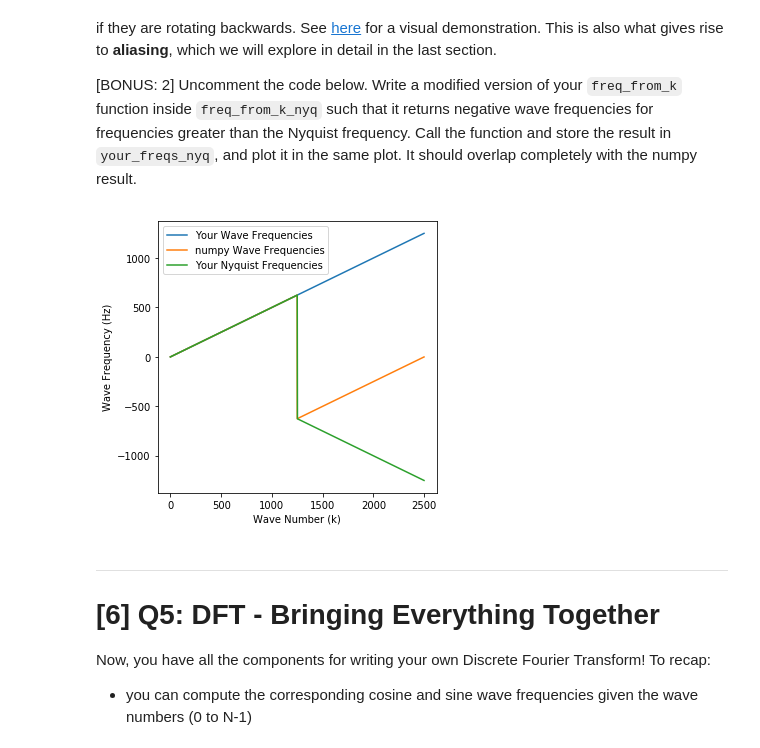
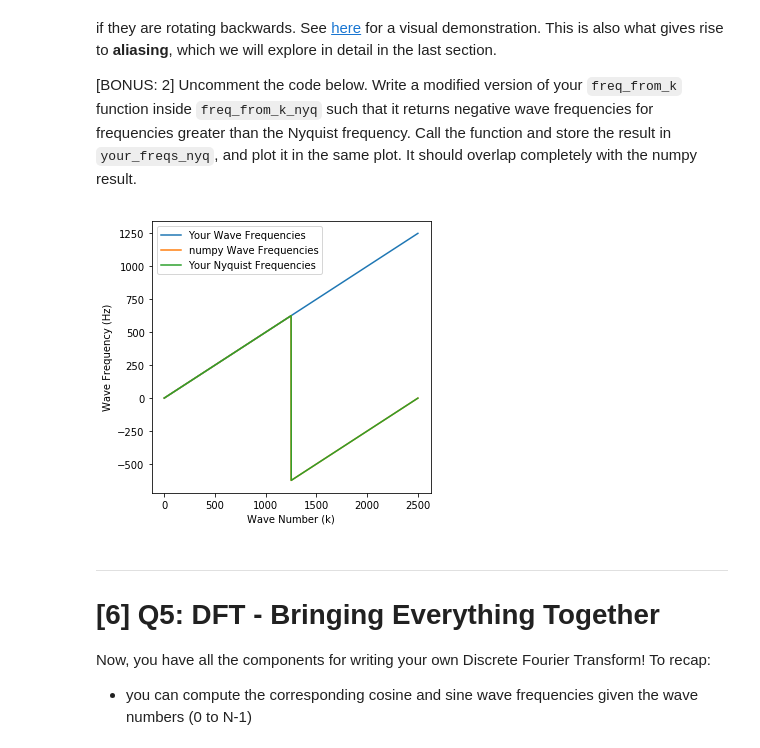
Before and after one commit to ylc020/COGS118C, a Jupyter notebook: Assignments/A2-FourierTransform.ipynb, the cells around one changed output. Saved outputs shown, nothing was run; the diff lists cells and outputs as text; code cells hidden in the pictures.

```diff
--- a/Assignments/A2-FourierTransform.ipynb
+++ b/Assignments/A2-FourierTransform.ipynb
@@ -334,31 +334,31 @@ In short, in the strange clock example, a negative frequency would be when the h
 # %%
 def freq_from_k_nyq(k, N, fs):
     #_FILL_IN_YOUR_CODE_HERE
     new_freq = []
     freq = k*fs/N
     ny_freq = fs/2
     for x in freq:
         if x > ny_freq:
-            x = x*-1
+            x = x-2*ny_freq
         new_freq.append(x)
     return new_freq
 
 N, fs = 2500, 1250
 k_s = np.arange(0,N)
 your_freqs = freq_from_k(k_s, N, fs)
 np_freqs = np.fft.fftfreq(N, 1/fs)
 your_freqs_nyq = freq_from_k_nyq(k_s, N, fs) # _FILL_IN_YOUR_CODE_HERE
 
 plt.figure(figsize=(5,5))
 plt.plot(k_s,your_freqs, label='Your Wave Frequencies')
 plt.plot(k_s,np_freqs, label='numpy Wave Frequencies')
 plt.plot(k_s, your_freqs_nyq, label ='Your Nyquist Frequencies') # _FILL_IN_YOUR_CODE_HERE
 
 plt.legend()
 plt.xlabel('Wave Number (k)')
 plt.ylabel('Wave Frequency (Hz)');
 # %% [output]
-[figure, old version]
+[figure, new version]
 # %% [markdown]
 ---
 # [6] Q5: DFT - Bringing Everything Together
```
Also changed, not shown: parts of 1 cell of this notebook.
